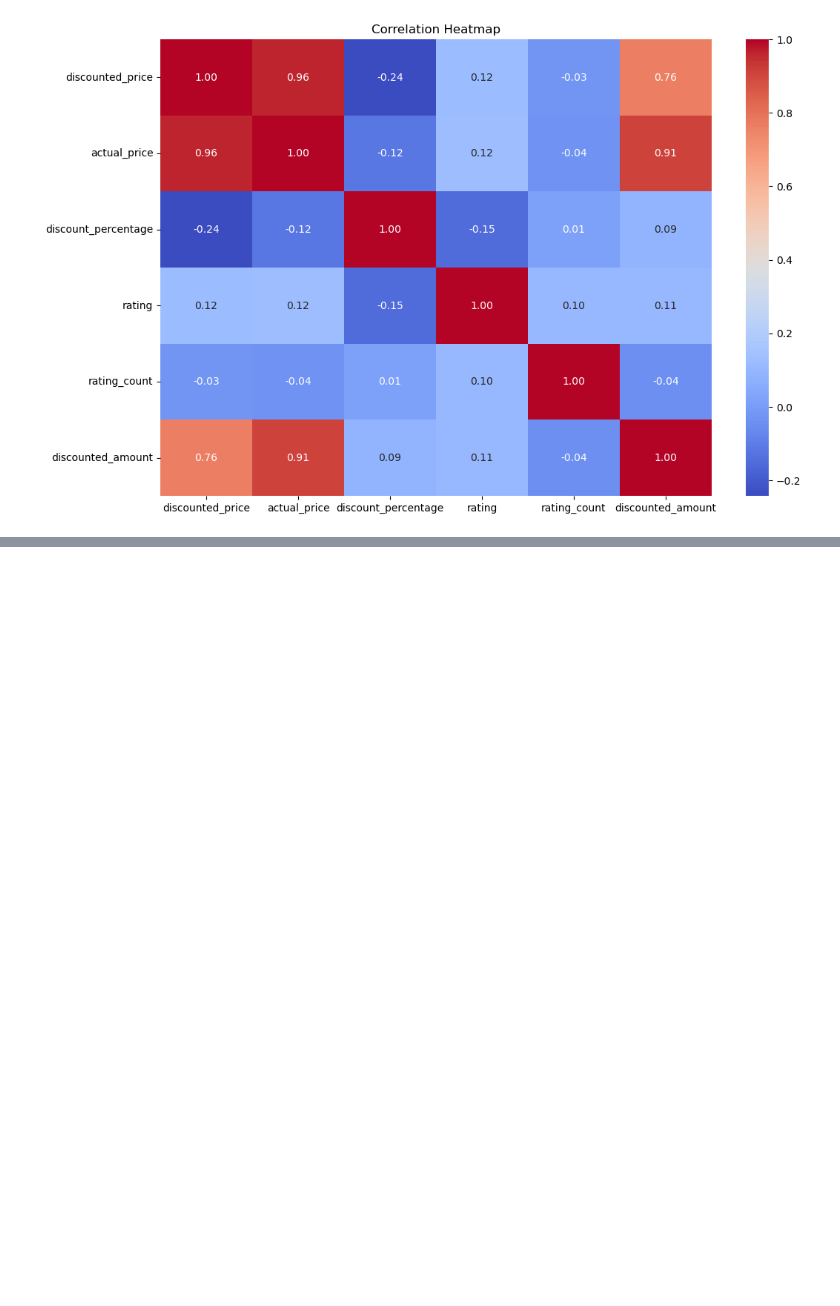
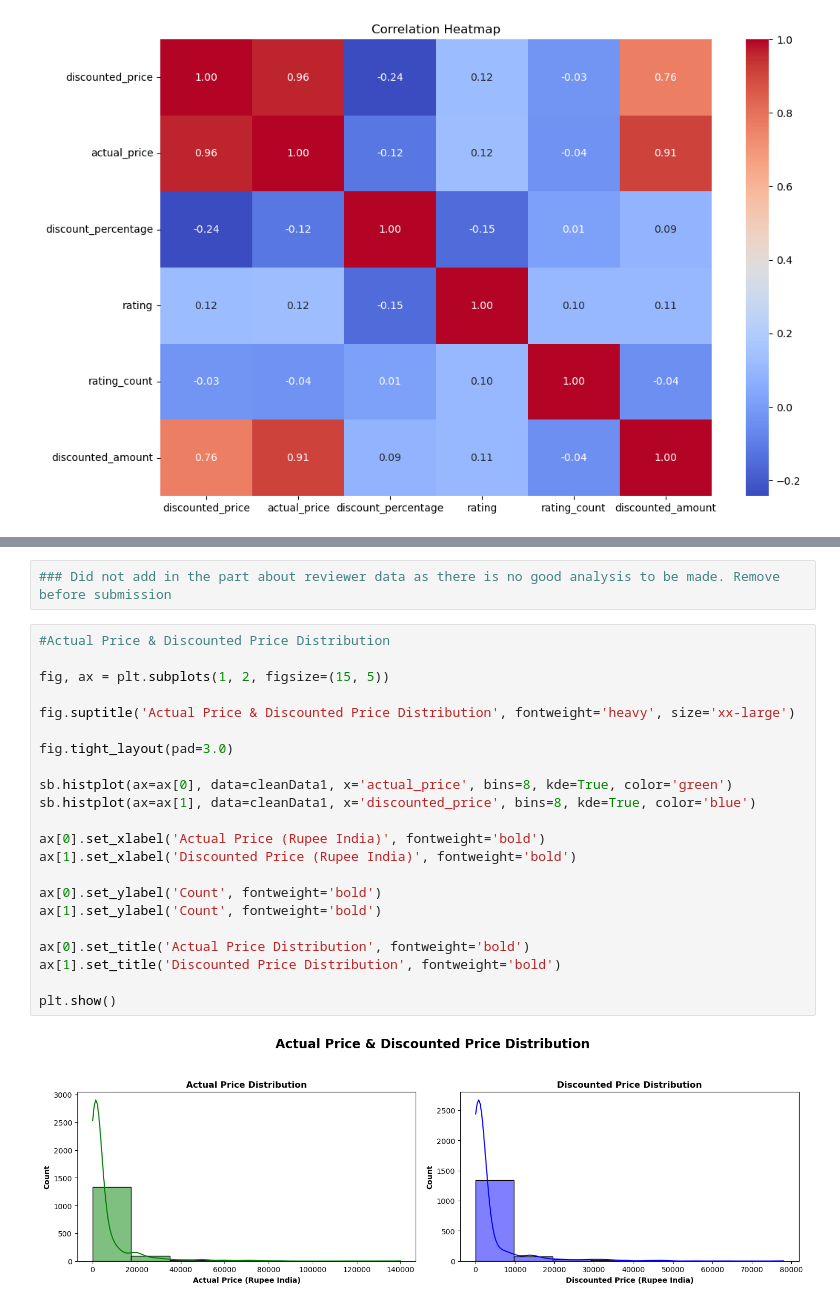
Before and after one commit to dinglinlee/SC1015-Project, a Jupyter notebook: dsaiReccSystem.ipynb, the cells around one changed output, grey strips where cells are left out. Cells and saved outputs as stored; diff of their text form; blank space fills up the shorter version.

```diff
--- a/dsaiReccSystem.ipynb
+++ b/dsaiReccSystem.ipynb
@@ -265,0 +343,26 @@ plt.show()
+# %%
+### Did not add in the part about reviewer data as there is no good analysis to be made. Remove before submission
+# %%
+#Actual Price & Discounted Price Distribution
+
+fig, ax = plt.subplots(1, 2, figsize=(15, 5))
+
+fig.suptitle('Actual Price & Discounted Price Distribution', fontweight='heavy', size='xx-large')
+
+fig.tight_layout(pad=3.0)
+
+sb.histplot(ax=ax[0], data=cleanData1, x='actual_price', bins=8, kde=True, color='green')
+sb.histplot(ax=ax[1], data=cleanData1, x='discounted_price', bins=8, kde=True, color='blue')
+
+ax[0].set_xlabel('Actual Price (Rupee India)', fontweight='bold')
+ax[1].set_xlabel('Discounted Price (Rupee India)', fontweight='bold')
+
+ax[0].set_ylabel('Count', fontweight='bold')
+ax[1].set_ylabel('Count', fontweight='bold')
+
+ax[0].set_title('Actual Price Distribution', fontweight='bold')
+ax[1].set_title('Discounted Price Distribution', fontweight='bold')
+
+plt.show()
+# %% [output]
+[figure, added]
```
Also changed, not shown: parts of 28 cells of this notebook.
